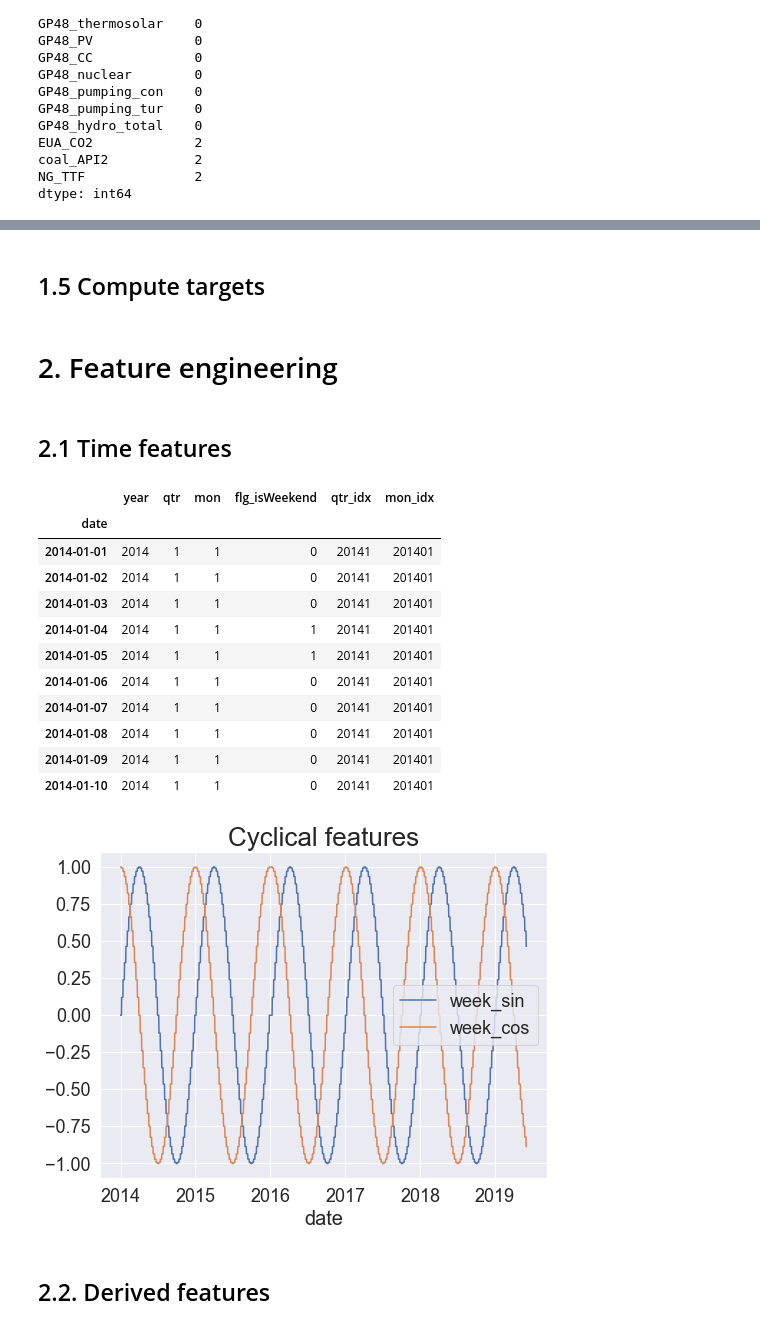
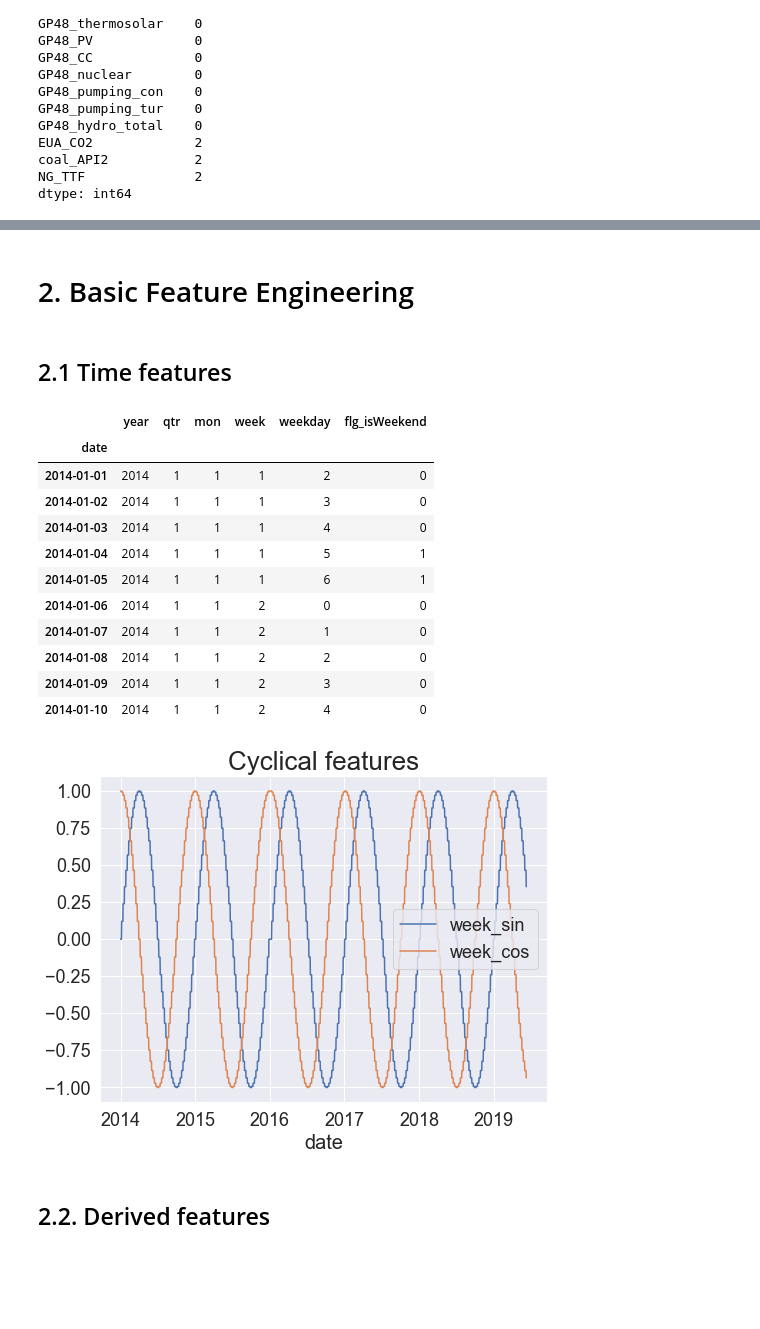
Before and after one commit to manualrg/Forecasting_ElectricityPrice, a Jupyter notebook: 04_EDA_FeatEng.ipynb, the cells around one changed output, grey strips where cells are left out. Saved outputs shown, nothing was run; the diff lists cells and outputs as text; code cells hidden in the pictures; blank space fills up the shorter version.

```diff
--- a/04_EDA_FeatEng.ipynb
+++ b/04_EDA_FeatEng.ipynb
@@ -237,24 +236,11 @@ data.head()
 | 2014-01-03 | 39.924167 | 658078.5 | -28187.9 | 35496.3 | 79653.9 | 235044.5 | 36810.9 | 13835.7 | ... |
 | 2014-01-04 | 4.992083 | 680564.6 | -43815.0 | 33100.7 | 59390.3 | 300859.5 | 22943.9 | 12747.3 | ... |
 | 2014-01-05 | 4.091667 | 644494.7 | -45133.1 | 29632.9 | 58413.6 | 263473.8 | 19131.3 | 12506.2 | ... |
-# %% [markdown]
-## 1.5 Compute targets
-# %%
-#Forecasting horizon
-tau = 30
-targets = []
-
-#Compute targets:
-for t in range(1,tau+1):
-    data["target_t{}".format(t)] = data["spot_price"].shift(-t)
-    targets.append("target_t{}".format(t))
 # %% [markdown]
-# 2. Feature engineering
+# 2. Basic Feature Engineering
 # %% [markdown]
 ## 2.1 Time features
 # %%
-features_time = ["year", "qtr", "mon", "flg_isWeekend", "qtr_idx", "mon_idx"]
-
 data["year"] = data.index.year.astype(int)
 data["qtr"] = data.index.quarter.astype(int)
 data["mon"] = data.index.month.astype(int)
@@ -265,34 +251,34 @@ data["qtr_idx"] = data["year"]*10+data["qtr"]
 data["mon_idx"] = data["year"]*100+data["mon"]
 data["flg_isWeekend"] = np.where(data["weekday"].isin([5,6]),1,0)
 
-data[features_time].head(10)
+data[["year","qtr","mon","week","weekday","flg_isWeekend"]].head(10)
 # %% [output]
-|  | year | qtr | mon | flg_isWeekend | qtr_idx | mon_idx |
+|  | year | qtr | mon | week | weekday | flg_isWeekend |
 | date |  |  |  |  |  |  |
-| 2014-01-01 | 2014 | 1 | 1 | 0 | 20141 | 201401 |
-| 2014-01-02 | 2014 | 1 | 1 | 0 | 20141 | 201401 |
-| 2014-01-03 | 2014 | 1 | 1 | 0 | 20141 | 201401 |
-| 2014-01-04 | 2014 | 1 | 1 | 1 | 20141 | 201401 |
-| 2014-01-05 | 2014 | 1 | 1 | 1 | 20141 | 201401 |
-| 2014-01-06 | 2014 | 1 | 1 | 0 | 20141 | 201401 |
-| 2014-01-07 | 2014 | 1 | 1 | 0 | 20141 | 201401 |
-| 2014-01-08 | 2014 | 1 | 1 | 0 | 20141 | 201401 |
-| 2014-01-09 | 2014 | 1 | 1 | 0 | 20141 | 201401 |
-| 2014-01-10 | 2014 | 1 | 1 | 0 | 20141 | 201401 |
+| 2014-01-01 | 2014 | 1 | 1 | 1 | 2 | 0 |
+| 2014-01-02 | 2014 | 1 | 1 | 1 | 3 | 0 |
+| 2014-01-03 | 2014 | 1 | 1 | 1 | 4 | 0 |
+| 2014-01-04 | 2014 | 1 | 1 | 1 | 5 | 1 |
+| 2014-01-05 | 2014 | 1 | 1 | 1 | 6 | 1 |
+| 2014-01-06 | 2014 | 1 | 1 | 2 | 0 | 0 |
+| 2014-01-07 | 2014 | 1 | 1 | 2 | 1 | 0 |
+| 2014-01-08 | 2014 | 1 | 1 | 2 | 2 | 0 |
+| 2014-01-09 | 2014 | 1 | 1 | 2 | 3 | 0 |
+| 2014-01-10 | 2014 | 1 | 1 | 2 | 4 | 0 |
 # %%
-features_time = features_time + ["week_sin","week_cos","day_sin","day_cos"]
+features_time = ["week_sin","week_cos","weekday_sin","weekday_cos"]
 
 data["week_sin"] = np.sin((data['week']-1)*(2*np.pi/52))
 data["week_cos"] = np.cos((data['week']-1)*(2*np.pi/52))
 
 data["weekday_sin"] = np.sin((data['weekday'])*(2*np.pi/7))
 data["weekday_cos"] = np.cos((data['weekday'])*(2*np.pi/7))
 
 data[["week_sin", "week_cos"]].plot(figsize=(8,6))
 plt.title("Cyclical features")
 plt.show()
 # %% [output]
-[figure, old version]
+[figure, new version]
 # %% [markdown]
 ## 2.2. Derived features
 # %% [markdown]
```
Also changed, not shown: parts of 102 cells of this notebook, 1 other file.
